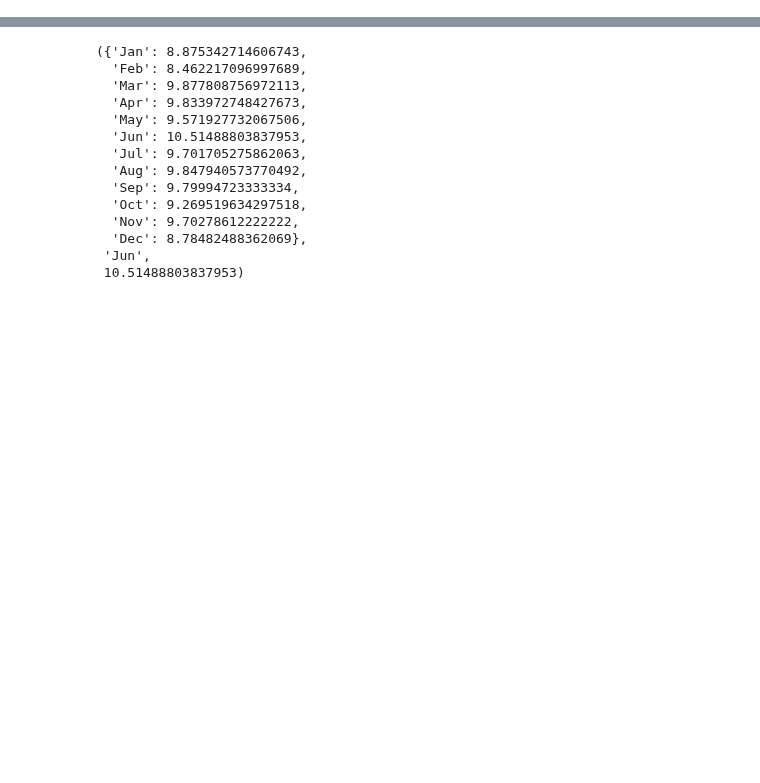
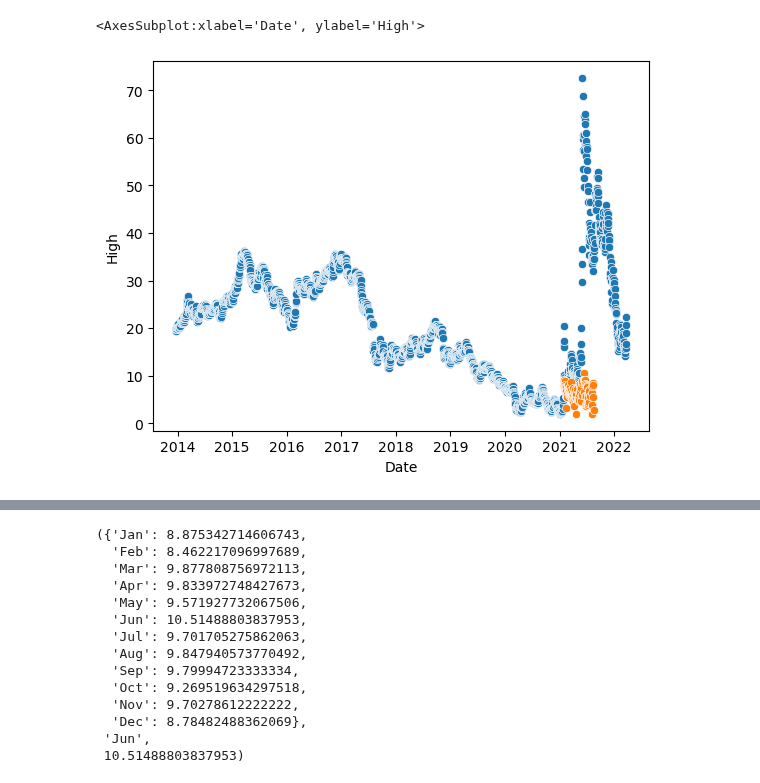
Before and after one commit to ReverseRasterization/AI, a Jupyter notebook: Semester 1/Stocks/Stocks.ipynb, the cells around one changed output, grey strips where cells are left out. Cells and saved outputs as stored; diff of their text form; code cells hidden in the pictures; blank space fills up the shorter version.

```diff
--- a/Semester 1/Stocks/Stocks.ipynb
+++ b/Semester 1/Stocks/Stocks.ipynb
@@ -53,0 +15,4 @@ Volume
+# %%
+amc_wsb = wsb[wsb['label'] == "AMC"]
+merged_amc = pd.merge(amc_stocks, amc_wsb, how='inner',on='Date')
+merged_amc
@@ -53,0 +33,7 @@ Volume
+# %%
+merged_amc['comms_num_log'] = np.log(merged_amc['comms_num'])
+sb.scatterplot(data=amc_stocks, x='Date', y='High')
+sb.scatterplot(data=merged_amc, x='Date', y='comms_num_log')
+# %% [output]
+<AxesSubplot:xlabel='Date', ylabel='High'>
+[figure, added]
```
Also changed, not shown: parts of 9 cells of this notebook, 7 other files.
